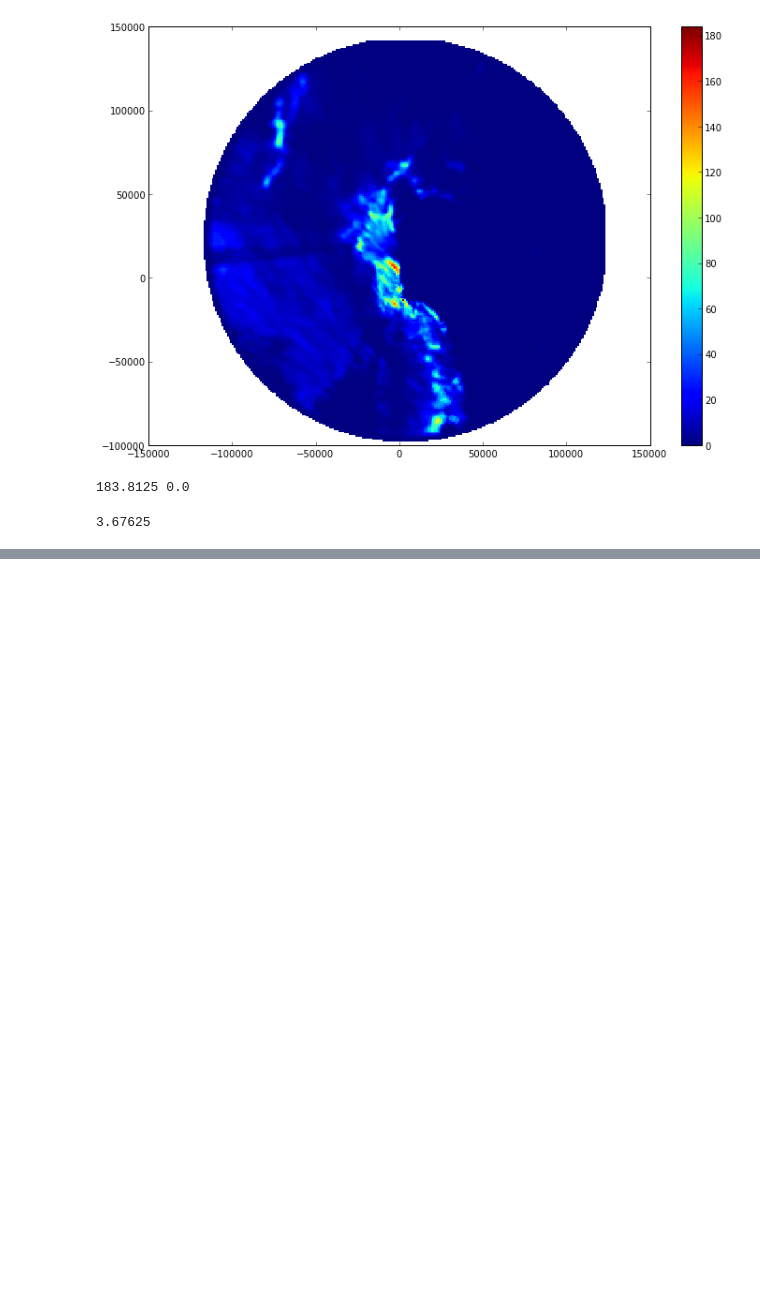
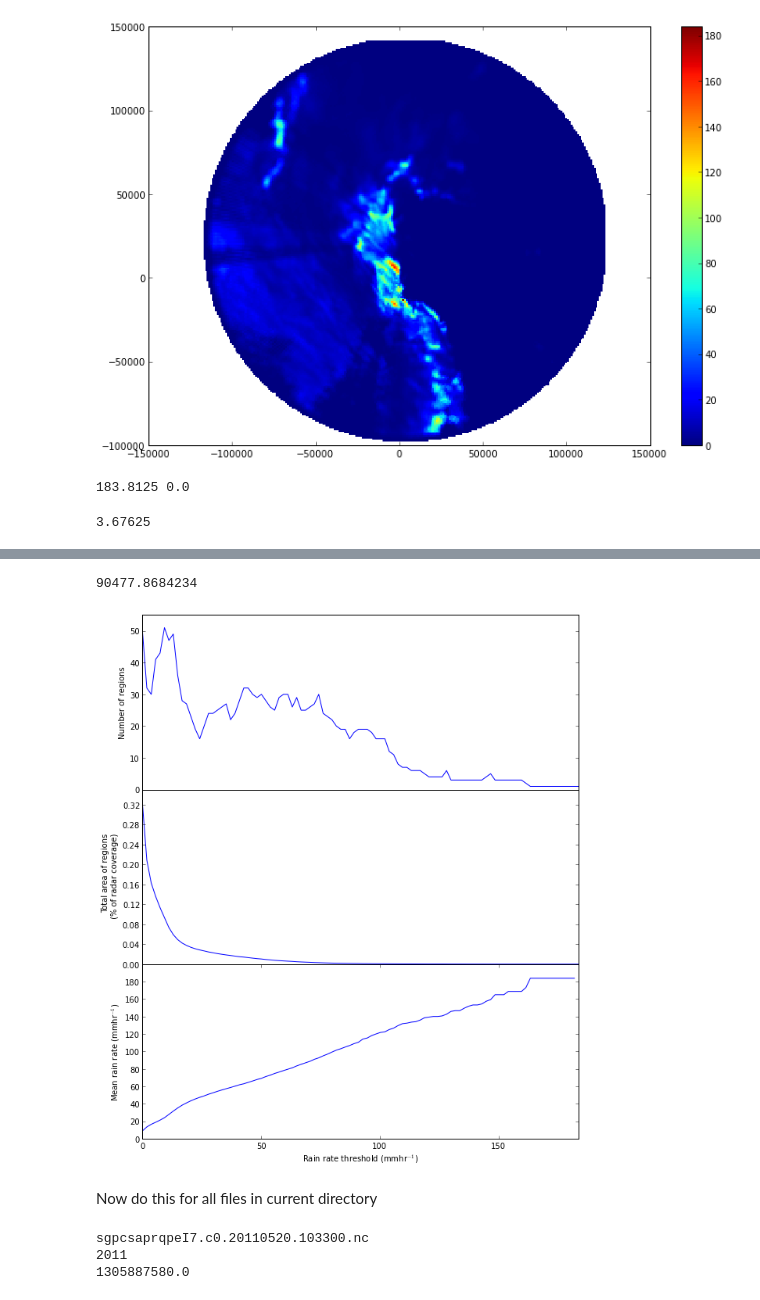
Before and after one commit to mvanlierwalq/IPy_NB_Public, a Jupyter notebook: csapr_qpf_analyze.ipynb, the cells around one changed output, grey strips where cells are left out. Cells and saved outputs as stored; diff of their text form; code cells hidden in the pictures; blank space fills up the shorter version.

```diff
--- a/csapr_qpf_analyze.ipynb
+++ b/csapr_qpf_analyze.ipynb
@@ -53,0 +60,63 @@ ax1.set_xlim(0,rmax)
+# %%
+def area_anal(pixel_area, rr_x, rain_rates):
+    A_rainrate=np.zeros(rr_x.shape)
+    N_rainrate=np.zeros(rr_x.shape)
+    Rm_rainrate=np.zeros(rr_x.shape)
+    my_shape=rain_rates.shape
+    for i in range(len(rr_x)):
+        b_fld=np.zeros(my_shape)
+        b_fld[rain_rates > rr_x[i]]=1.0
+        regions, N_rainrate[i] = ndimage.label(b_fld)
+        try:
+            A_rainrate[i]=len(np.where(regions > 0.5)[0])*pixel_area
+            Rm_rainrate[i]=rain_rates[np.where(regions > 0.5)].mean()
+        except IndexError:
+            A_rainrate[i]=0.0
+            Rm_rainrate[i]=0.0
+    return N_rainrate, A_rainrate, Rm_rainrate
+# %%
+rr_x=np.linspace(0, rmax, 100)
+N,A,Rm=area_anal(1.0, rr_x, rr[0,:,:])
+# %%
+f=plt.figure(figsize=[10,12])
+ax1=plt.subplot(3,1,1)
+ax1.plot(rr_x, N)
+ax1.set_ylim(0,55.)
+ax1.set_xlim(0,rmax)
+ax2 = plt.subplot(312,sharex = ax1)
+a_radar=2.0*np.pi*(120.0)**2
+print a_radar
+ax2.plot(rr_x, A/a_radar)
+ax3=plt.subplot(3,1,3,sharex = ax1)
+ax3.plot(rr_x, Rm)
+#subplots_adjust(left=None, bottom=None, right=None, top=None, wspace=0.0, hspace=0.0)
+ax1.get_xaxis().set_visible(False)
+ax2.get_xaxis().set_visible(False)
+ax2.yaxis.set_major_locator(MaxNLocator(prune='upper'))
+ax3.yaxis.set_major_locator(MaxNLocator(prune='upper'))
+#ax1.xaxis.set_major_locator(MaxNLocator(prune='upper'))
+ax1.set_xlim(0,rmax)
+#ax3.set_xlim(0,rmax)
+ax1.set_ylabel('Number of regions')
+ax2.set_ylabel('Total area of regions \n (% of radar coverage)')
+ax3.set_ylabel(r'Mean rain rate (mmhr$^{-1}$)')
+ax3.set_xlabel(r'Rain rate threshold (mmhr$^{-1}$)')
+#ax1.xaxis.set_major_formatter( NullFormatter() )
+#ax2.xaxis.set_major_formatter( NullFormatter() )
+f.subplots_adjust(hspace=0)
+# %% [output]
+90477.8684234
+[figure, added]
+# %% [markdown]
+Now do this for all files in current directory
+# %%
+import datetime
+print filenm
+print filenm[17:21]
+print ((datetime.datetime(int(filenm[17:21]),int(filenm[21:23]),int(filenm[23:25]),
+                                         int(filenm[26:28]),int(filenm[28:30]),int(filenm[30:32])) -
+                       datetime.datetime(1970,1,1)).total_seconds())
+# %% [output]
+sgpcsaprqpeI7.c0.20110520.103300.nc
+2011
+1305887580.0
```
Also changed, not shown: parts of 5 cells of this notebook.
